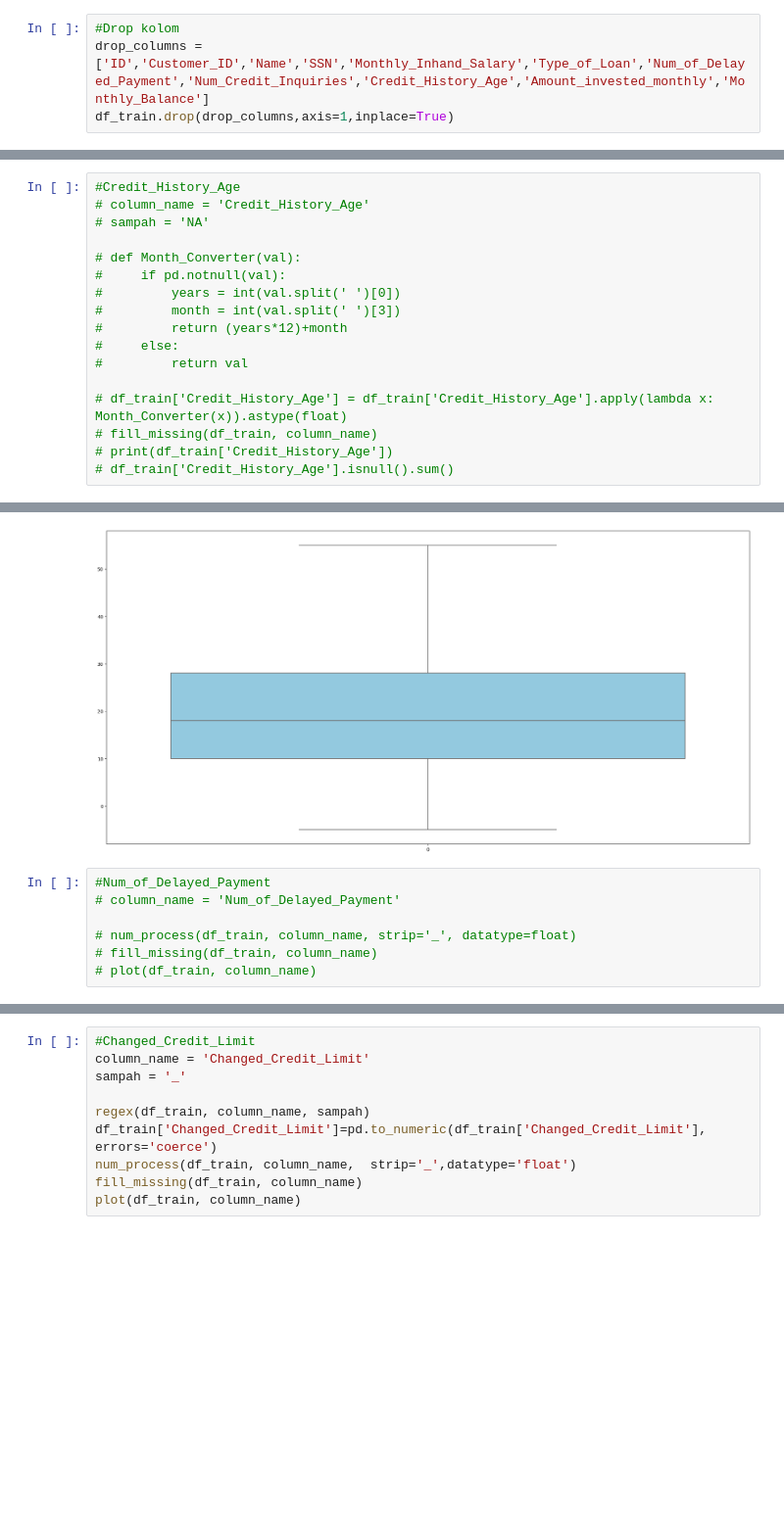
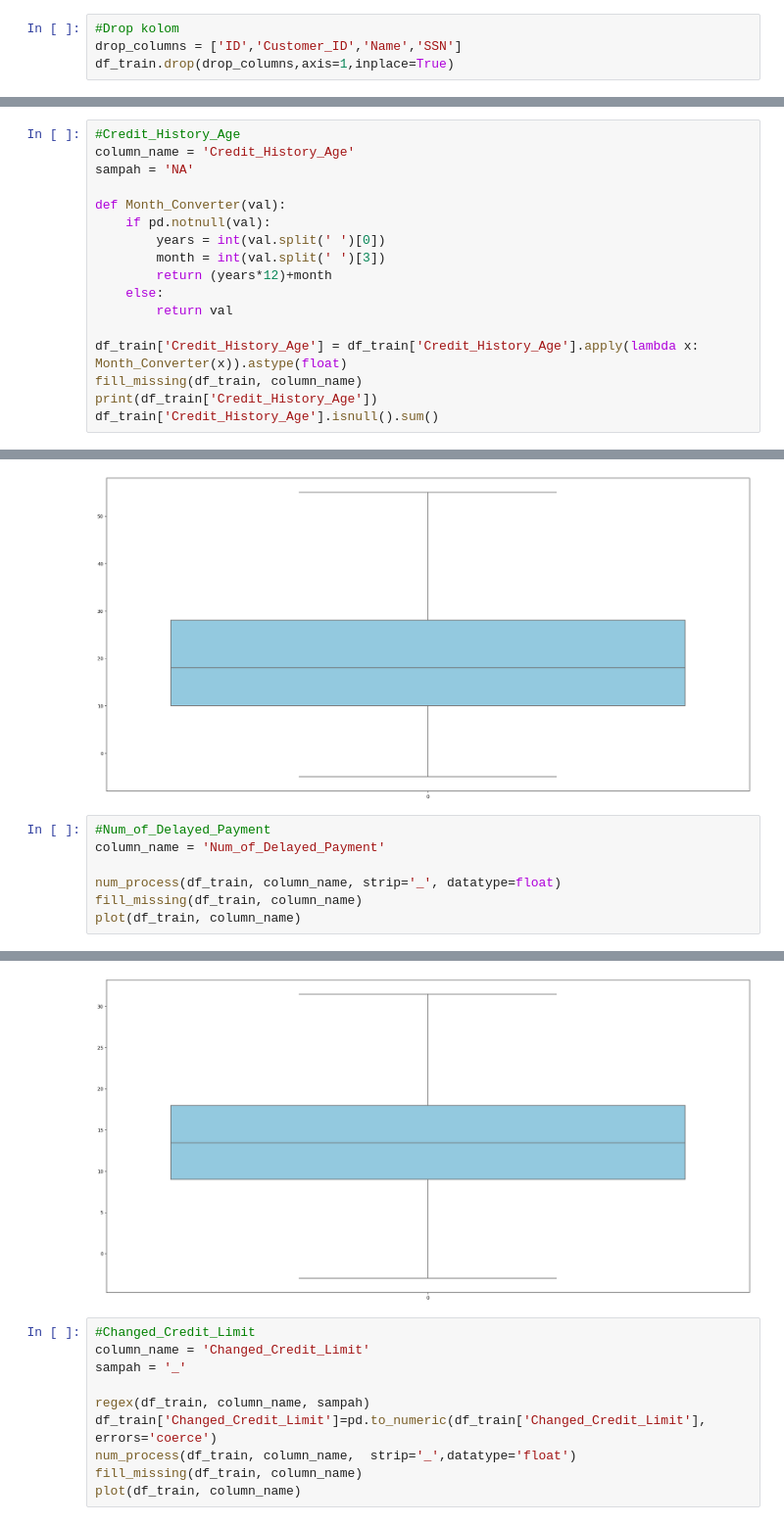
Before and after one commit to quinveil/Credit_Score_Data, a Jupyter notebook: creditscore.ipynb, the cells around one changed output, grey strips where cells are left out. Shown: that part at 98% size. Saved outputs shown, nothing was run; the diff lists cells and outputs as text; blank space fills up the shorter version.

```diff
--- a/creditscore.ipynb
+++ b/creditscore.ipynb
@@ -84,7 +84,7 @@ Credit_Score                    0
 dtype: int64
 # %%
 #Drop kolom
-drop_columns = ['ID','Customer_ID','Name','SSN','Monthly_Inhand_Salary','Type_of_Loan','Num_of_Delayed_Payment','Num_Credit_Inquiries','Credit_History_Age','Amount_invested_monthly','Monthly_Balance']
+drop_columns = ['ID','Customer_ID','Name','SSN']
 df_train.drop(drop_columns,axis=1,inplace=True)
 # %%
 numericals = df_train.select_dtypes(include='number').columns.tolist()
@@ -276,18 +295,18 @@ Name: Credit_Mix, dtype: int64
 0
 # %%
 #Credit_History_Age
-# column_name = 'Credit_History_Age'
-# sampah = 'NA'
+column_name = 'Credit_History_Age'
+sampah = 'NA'
 
-# def Month_Converter(val):
-#     if pd.notnull(val):
-#         years = int(val.split(' ')[0])
-#         month = int(val.split(' ')[3])
-#         return (years*12)+month
-#     else:
-#         return val
+def Month_Converter(val):
+    if pd.notnull(val):
+        years = int(val.split(' ')[0])
+        month = int(val.split(' ')[3])
+        return (years*12)+month
+    else:
+        return val
 
-# df_train['Credit_History_Age'] = df_train['Credit_History_Age'].apply(lambda x: Month_Converter(x)).astype(float)
-# fill_missing(df_train, column_name)
-# print(df_train['Credit_History_Age'])
-# df_train['Credit_History_Age'].isnull().sum()
+df_train['Credit_History_Age'] = df_train['Credit_History_Age'].apply(lambda x: Month_Converter(x)).astype(float)
+fill_missing(df_train, column_name)
+print(df_train['Credit_History_Age'])
+df_train['Credit_History_Age'].isnull().sum()
@@ -562,8 +607,9 @@ Name: Delay_from_due_date, Length: 100000, dtype: float64
 [figure]
 # %%
 #Num_of_Delayed_Payment
-# column_name = 'Num_of_Delayed_Payment'
+column_name = 'Num_of_Delayed_Payment'
 
-# num_process(df_train, column_name, strip='_', datatype=float)
-# fill_missing(df_train, column_name)
-# plot(df_train, column_name)
+num_process(df_train, column_name, strip='_', datatype=float)
+fill_missing(df_train, column_name)
+plot(df_train, column_name)
+# %% [output]
@@ -570,3 +633,4 @@ Name: Delay_from_due_date, Length: 100000, dtype: float64
+[figure, added]
 # %%
 #Changed_Credit_Limit
 column_name = 'Changed_Credit_Limit'
```
Also changed, not shown: parts of 12 cells of this notebook.
